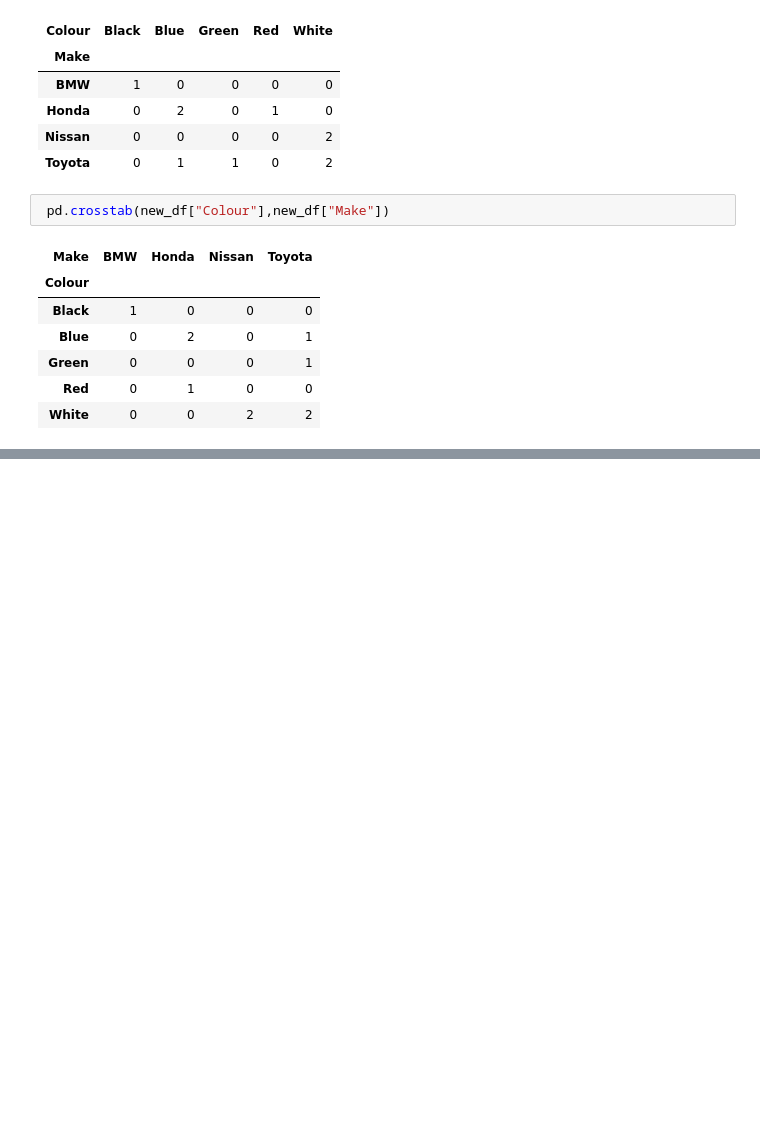
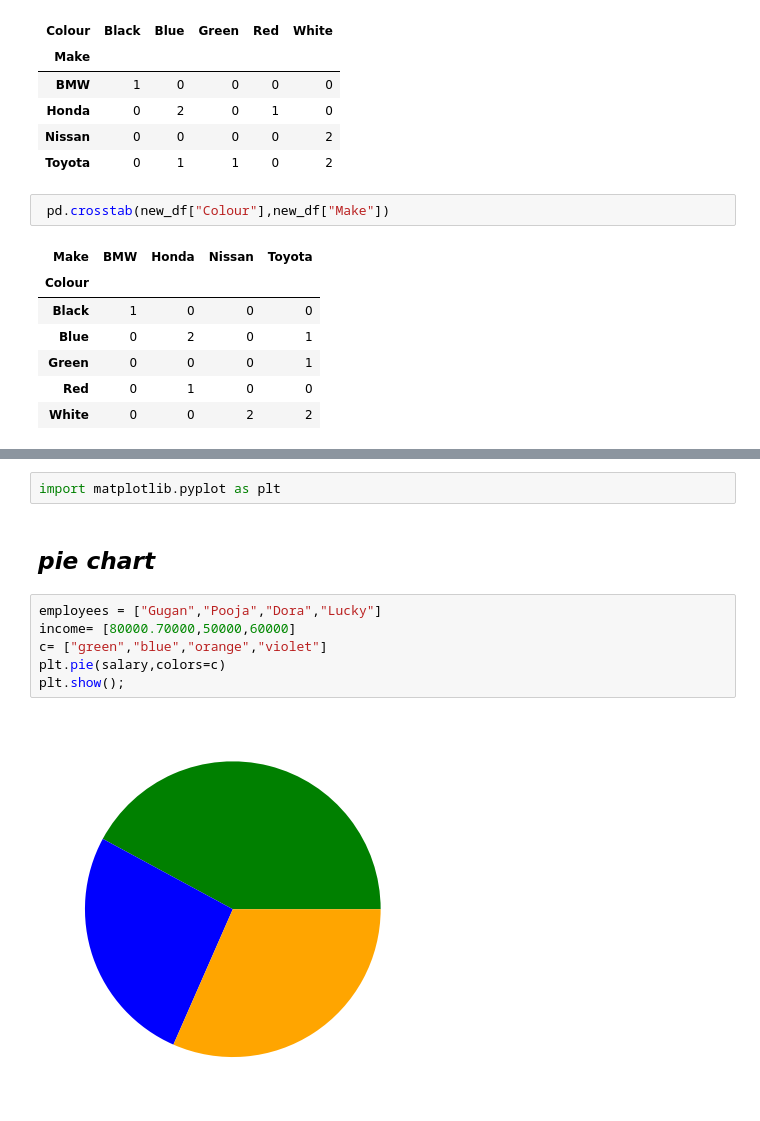
Before and after one commit to lakshanapriya05/repo_GenAI, a Jupyter notebook: pandas.ipynb, the cells around one changed output, grey strips where cells are left out. Drawn from its saved outputs; the diff is of its cells as text; blank space fills up the shorter version.

```diff
--- a/pandas.ipynb
+++ b/pandas.ipynb
@@ -262,0 +887,12 @@ pd.crosstab(new_df["Make"],new_df["Colour"])
+# %%
+import matplotlib.pyplot as plt
+# %% [markdown]
+## *pie chart*
+# %%
+employees = ["Gugan","Pooja","Dora","Lucky"]
+income= [80000.70000,50000,60000]
+c= ["green","blue","orange","violet"]
+plt.pie(salary,colors=c)
+plt.show();
+# %% [output]
+[figure, added]
```
Also changed, not shown: parts of 79 cells of this notebook, 2 other files.
